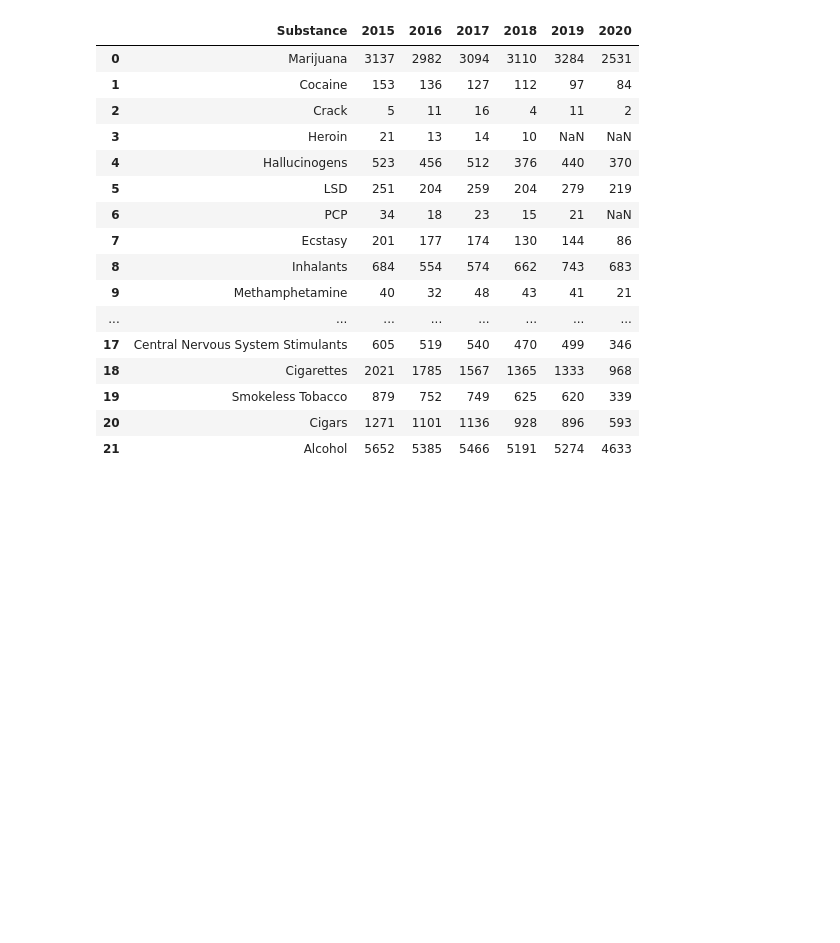
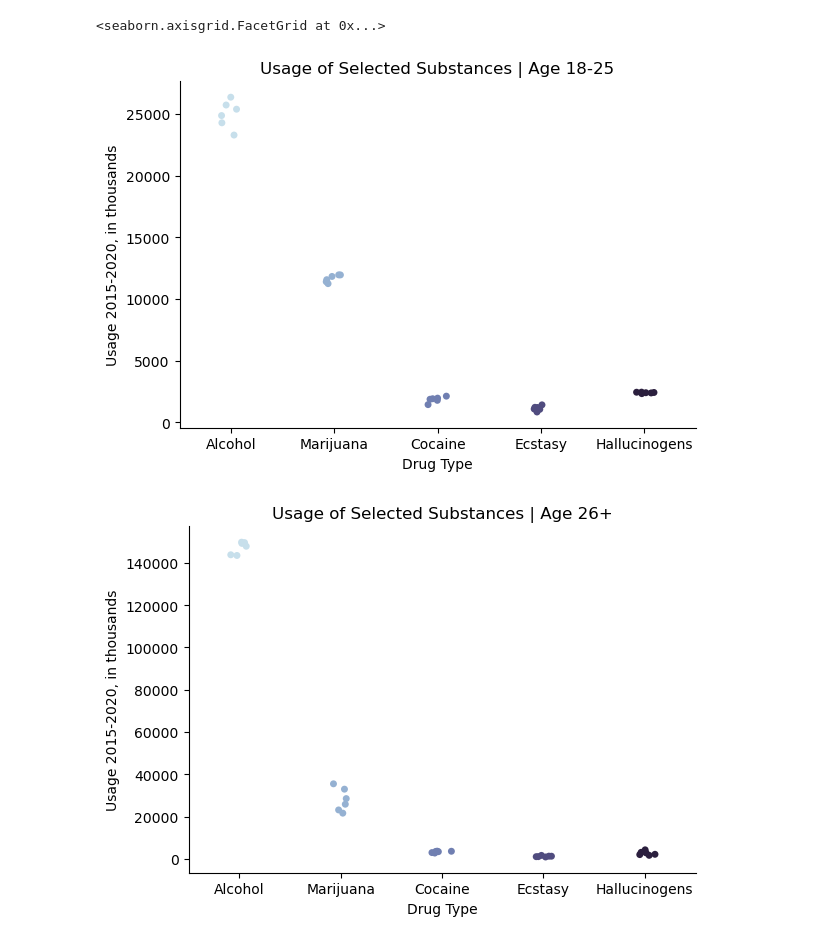
Before and after one commit to anly501/anly-501-project-elliotzli, a Jupyter notebook: codes/exploring data/Illicit drug use 2015-2020 based on drug types.ipynb, the cells around one changed output. Cells and saved outputs as stored; diff of their text form; code cells hidden in the pictures; blank space fills up the shorter version.

```diff
--- a/codes/exploring data/Illicit drug use 2015-2020 based on drug types.ipynb
+++ b/codes/exploring data/Illicit drug use 2015-2020 based on drug types.ipynb
@@ -5,9 +5,19 @@ import seaborn as sns
 import matplotlib.pyplot as plt
 # %%
 df1 = pd.read_csv('../../data/pre-clean data/Types of Illicit Drug, Tobacco Product, and Alcohol Use in Past Year- Among People Aged 18 to 25; Numbers in Thousands, 2002-2020.csv')
+df1.rename(columns = {'Substance':''}, inplace = True)
 df2 = df1.drop(df1.columns[[1,2,3,4,5,6,7,8,9,10,11,12,13]],axis=1)
 df2 = df2.drop(df2.index[[0,11,20,21,23,26,28,29,30,31,32,33]])
 df2 = df2.replace(',','', regex=True)
 df2 = df2.apply(lambda x: x.str.replace('ALCOHOL', 'Alcohol'))
 df2 = df2.reset_index()
 df2 = df2.drop(columns=['index'])
+df2 = df2.set_index(df2.columns[0])
+df2['2015'] = pd.to_numeric(df2['2015']).astype('float')
+df2['2016'] = pd.to_numeric(df2['2016']).astype('float')
+df2['2017'] = pd.to_numeric(df2['2017']).astype('float')
+df2['2018'] = pd.to_numeric(df2['2018']).astype('float')
+df2['2019'] = pd.to_numeric(df2['2019']).astype('float')
+df2['2020'] = pd.to_numeric(df2['2020']).astype('float')
+df2 = df2.T
+#18-25
@@ -34,8 +24,18 @@ df2
 # %%
 df3 = pd.read_csv('../../data/pre-clean data/Types of Illicit Drug, Tobacco Product, and Alcohol Use in Past Year- Among People Aged 26 or Older; Numbers in Thousands, 2002-2020.csv')
+df3.rename(columns = {'Substance':''}, inplace = True)
 df4 = df3.drop(df3.columns[[1,2,3,4,5,6,7,8,9,10,11,12,13]],axis=1)
 df4 = df4.drop(df4.index[[0,11,20,21,23,26,28,29,30,31,32,33]])
 df4 = df4.replace(',','', regex=True)
 df4 = df4.apply(lambda x: x.str.replace('ALCOHOL', 'Alcohol'))
 df4 = df4.reset_index()
 df4 = df4.drop(columns=['index'])
+df4 = df4.set_index(df4.columns[0])
+df4['2015'] = pd.to_numeric(df4['2015']).astype('float')
+df4['2016'] = pd.to_numeric(df4['2016']).astype('float')
+df4['2017'] = pd.to_numeric(df4['2017']).astype('float')
+df4['2018'] = pd.to_numeric(df4['2018']).astype('float')
+df4['2019'] = pd.to_numeric(df4['2019']).astype('float')
+df4['2020'] = pd.to_numeric(df4['2020']).astype('float')
+df4 = df4.T
+#26+
@@ -62,5 +42,6 @@ df4
 # %%
 df5 = pd.read_csv('../../data/pre-clean data/Types of Illicit Drug, Tobacco Product, and Alcohol Use in Past Year- Among People Aged 12 to 17; Numbers in Thousands, 2002-2020.csv')
+df5.rename(columns = {'Substance':''}, inplace = True)
 df6 = df5.drop(df5.columns[[1,2,3,4,5,6,7,8,9,10,11,12,13]],axis=1)
 df6 = df6.drop(df6.index[[0,11,20,21,23,26,28,29,30,31,32,33]])
 df6 = df6.reset_index()
@@ -71,23 +52,28 @@ df6 = df6.apply(lambda x: x.str.replace('*', ''))
 df6 = df6.apply(lambda x: x.str.strip()).replace('', np.nan)
 df6 = df6.reset_index()
 df6 = df6.drop(columns=['index'])
+df6 = df6.set_index(df6.columns[0])
+df6['2015'] = pd.to_numeric(df6['2015']).astype('float')
+df6['2016'] = pd.to_numeric(df6['2016']).astype('float')
+df6['2017'] = pd.to_numeric(df6['2017']).astype('float')
+df6['2018'] = pd.to_numeric(df6['2018']).astype('float')
+df6['2019'] = pd.to_numeric(df6['2019']).astype('float')
+df6['2020'] = pd.to_numeric(df6['2020']).astype('float')
+df6 = df6.T
+#12-16
-# %%
-df6
-# %% [output]
-|  | Substance | 2015 | 2016 | 2017 | 2018 | 2019 | 2020 |
-| 0 | Marijuana | 3137 | 2982 | 3094 | 3110 | 3284 | 2531 |
-| 1 | Cocaine | 153 | 136 | 127 | 112 | 97 | 84 |
-| 2 | Crack | 5 | 11 | 16 | 4 | 11 | 2 |
-| 3 | Heroin | 21 | 13 | 14 | 10 | NaN | NaN |
-| 4 | Hallucinogens | 523 | 456 | 512 | 376 | 440 | 370 |
-| 5 | LSD | 251 | 204 | 259 | 204 | 279 | 219 |
-| 6 | PCP | 34 | 18 | 23 | 15 | 21 | NaN |
-| 7 | Ecstasy | 201 | 177 | 174 | 130 | 144 | 86 |
-| 8 | Inhalants | 684 | 554 | 574 | 662 | 743 | 683 |
-| 9 | Methamphetamine | 40 | 32 | 48 | 43 | 41 | 21 |
-| ... | ... | ... | ... | ... | ... | ... | ... |
-| 17 | Central Nervous System Stimulants | 605 | 519 | 540 | 470 | 499 | 346 |
-| 18 | Cigarettes | 2021 | 1785 | 1567 | 1365 | 1333 | 968 |
-| 19 | Smokeless Tobacco | 879 | 752 | 749 | 625 | 620 | 339 |
-| 20 | Cigars | 1271 | 1101 | 1136 | 928 | 896 | 593 |
-| 21 | Alcohol | 5652 | 5385 | 5466 | 5191 | 5274 | 4633 |
+# %%
+dfa = df2[['Alcohol','Marijuana','Cocaine','Ecstasy','Hallucinogens']]
+fig = sns.catplot(data=dfa,palette='ch:s=.25,rot=-.25',height=4, aspect=1.5)
+fig.set( xlabel ="Drug Type", ylabel = "Usage 2015-2020, in thousands", title ='Usage of Selected Substances | Age 18-25')
+
+dfb = df4[['Alcohol','Marijuana','Cocaine','Ecstasy','Hallucinogens']]
+fig = sns.catplot(data=dfb,palette='ch:s=.25,rot=-.25',height=4, aspect=1.5)
+fig.set( xlabel ="Drug Type", ylabel = "Usage 2015-2020, in thousands", title ='Usage of Selected Substances | Age 26+')
+
+dfc = df6[['Alcohol','Marijuana','Cocaine','Ecstasy','Hallucinogens']]
+fig = sns.catplot(data=dfc,palette='ch:s=.25,rot=-.25',height=4, aspect=1.5)
+fig.set( xlabel ="Drug Type", ylabel = "Usage 2015-2020, in thousands", title ='Usage of Selected Substances | Age 12-17')
+# %% [output]
+<seaborn.axisgrid.FacetGrid at 0x...>
+[figure, added]
+[figure, added]
```
Also changed, not shown: parts of 3 cells of this notebook, 16 other files.
